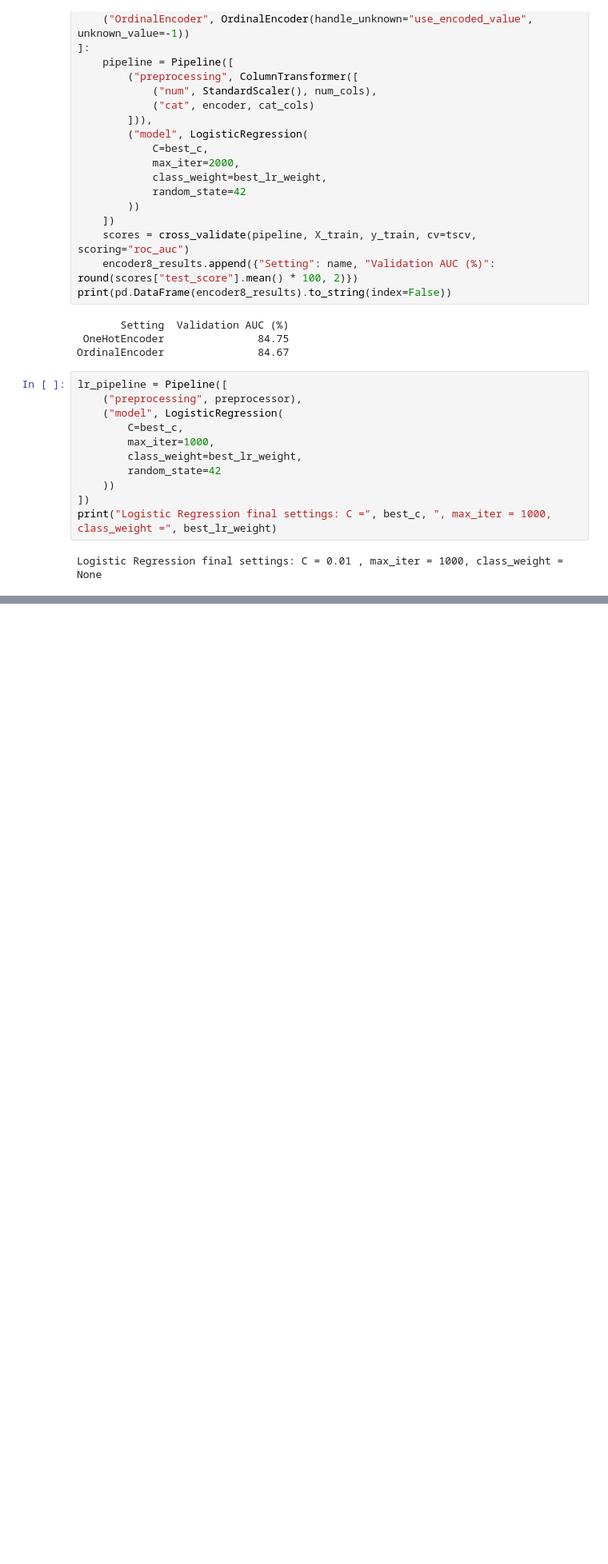
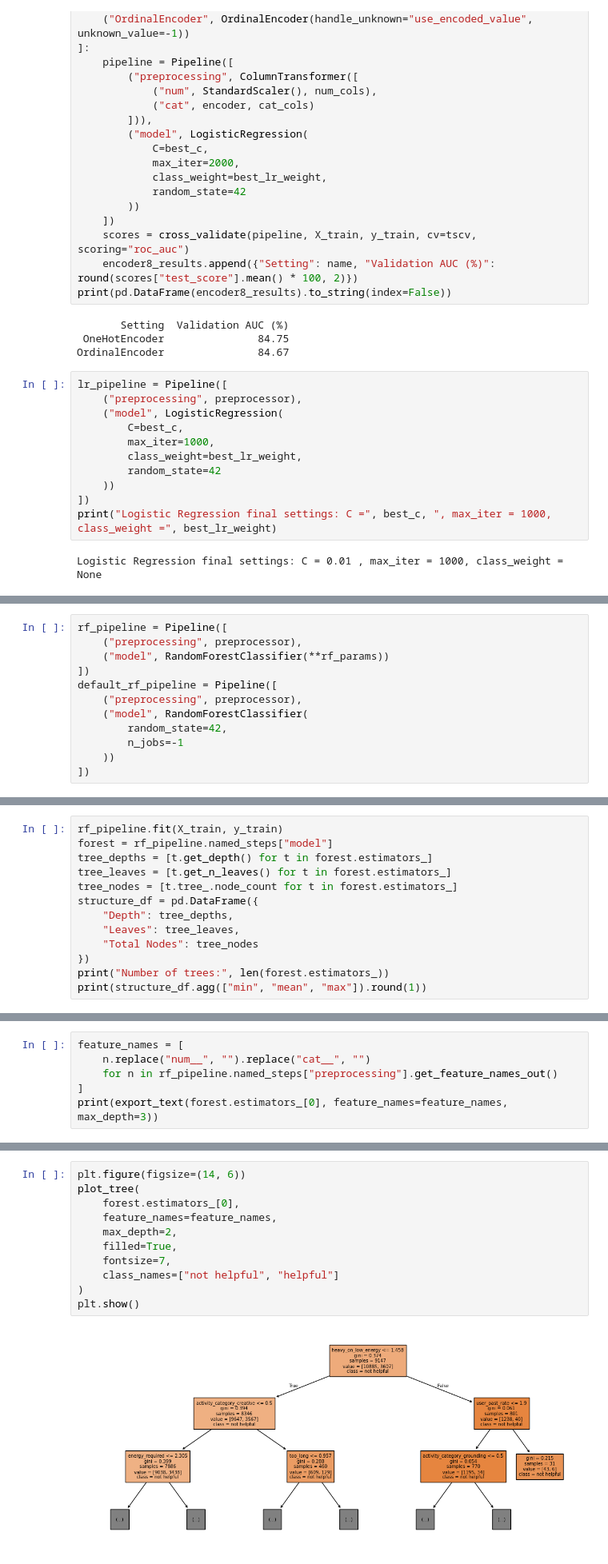
Before and after one commit to imsomya22092005-bot/Mindora, a Jupyter notebook: personalized_suggestion/personalized_coping_recommendation_model.ipynb, the cells around one changed output, grey strips where cells are left out. Shown at 80% size. Drawn from its saved outputs; the diff is of its cells as text; blank space fills up the shorter version.

```diff
--- a/personalized_suggestion/personalized_coping_recommendation_model.ipynb
+++ b/personalized_suggestion/personalized_coping_recommendation_model.ipynb
@@ -1046,0 +1571,12 @@ Logistic Regression final settings: C = 0.01 , max_iter = 1000, class_weight = N
+# %%
+rf_pipeline = Pipeline([
+    ("preprocessing", preprocessor),
+    ("model", RandomForestClassifier(**rf_params))
+])
+default_rf_pipeline = Pipeline([
+    ("preprocessing", preprocessor),
+    ("model", RandomForestClassifier(
+        random_state=42,
+        n_jobs=-1
+    ))
+])
@@ -1046,0 +1605,13 @@ Logistic Regression final settings: C = 0.01 , max_iter = 1000, class_weight = N
+# %%
+rf_pipeline.fit(X_train, y_train)
+forest = rf_pipeline.named_steps["model"]
+tree_depths = [t.get_depth() for t in forest.estimators_]
+tree_leaves = [t.get_n_leaves() for t in forest.estimators_]
+tree_nodes = [t.tree_.node_count for t in forest.estimators_]
+structure_df = pd.DataFrame({
+    "Depth": tree_depths,
+    "Leaves": tree_leaves,
+    "Total Nodes": tree_nodes
+})
+print("Number of trees:", len(forest.estimators_))
+print(structure_df.agg(["min", "mean", "max"]).round(1))
@@ -1046,0 +1624,6 @@ Logistic Regression final settings: C = 0.01 , max_iter = 1000, class_weight = N
+# %%
+feature_names = [
+    n.replace("num__", "").replace("cat__", "")
+    for n in rf_pipeline.named_steps["preprocessing"].get_feature_names_out()
+]
+print(export_text(forest.estimators_[0], feature_names=feature_names, max_depth=3))
@@ -1046,0 +1648,13 @@ Logistic Regression final settings: C = 0.01 , max_iter = 1000, class_weight = N
+# %%
+plt.figure(figsize=(14, 6))
+plot_tree(
+    forest.estimators_[0],
+    feature_names=feature_names,
+    max_depth=2,
+    filled=True,
+    fontsize=7,
+    class_names=["not helpful", "helpful"]
+)
+plt.show()
+# %% [output]
+[figure, added]
```
Also changed, not shown: parts of 35 cells of this notebook.
